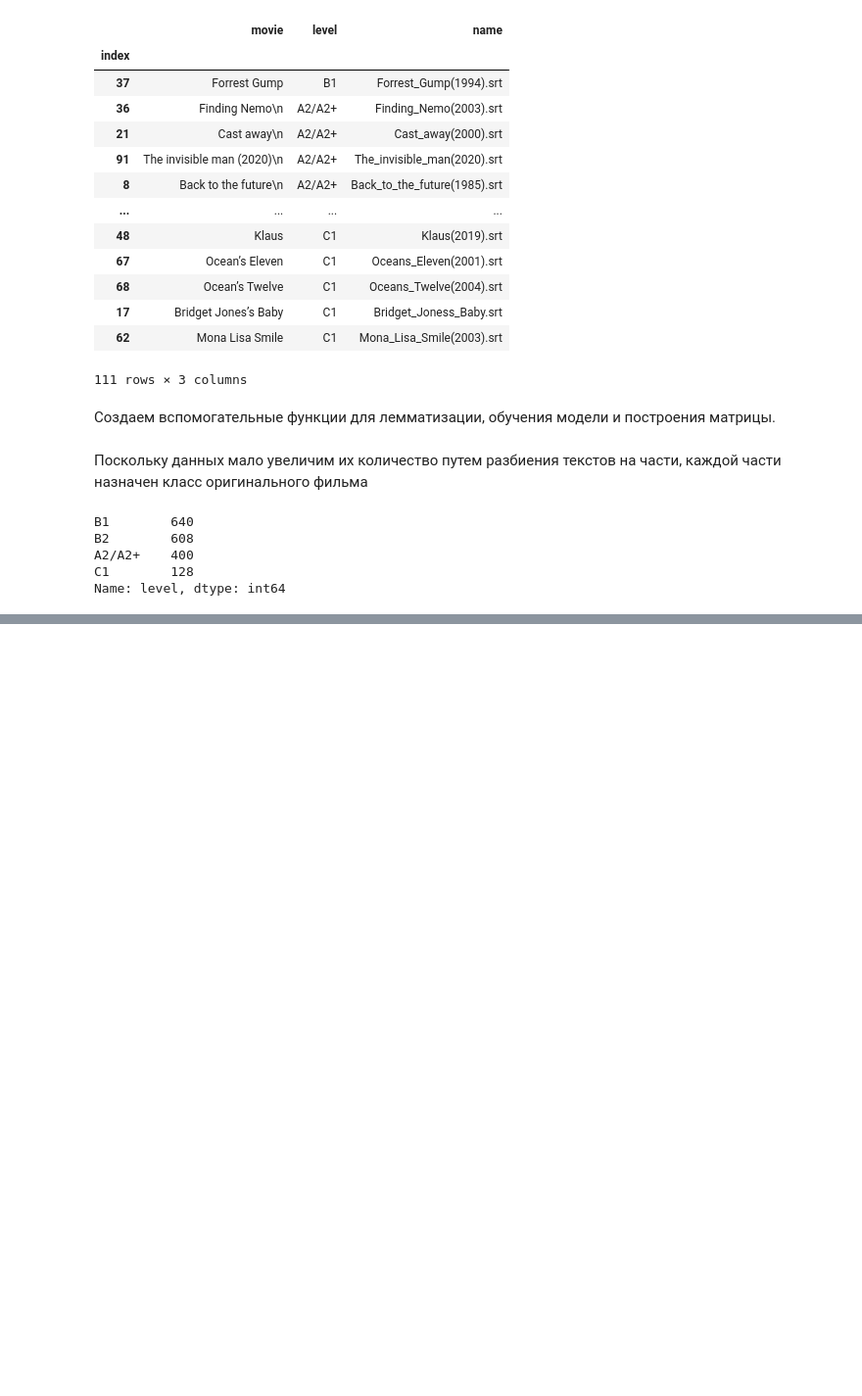
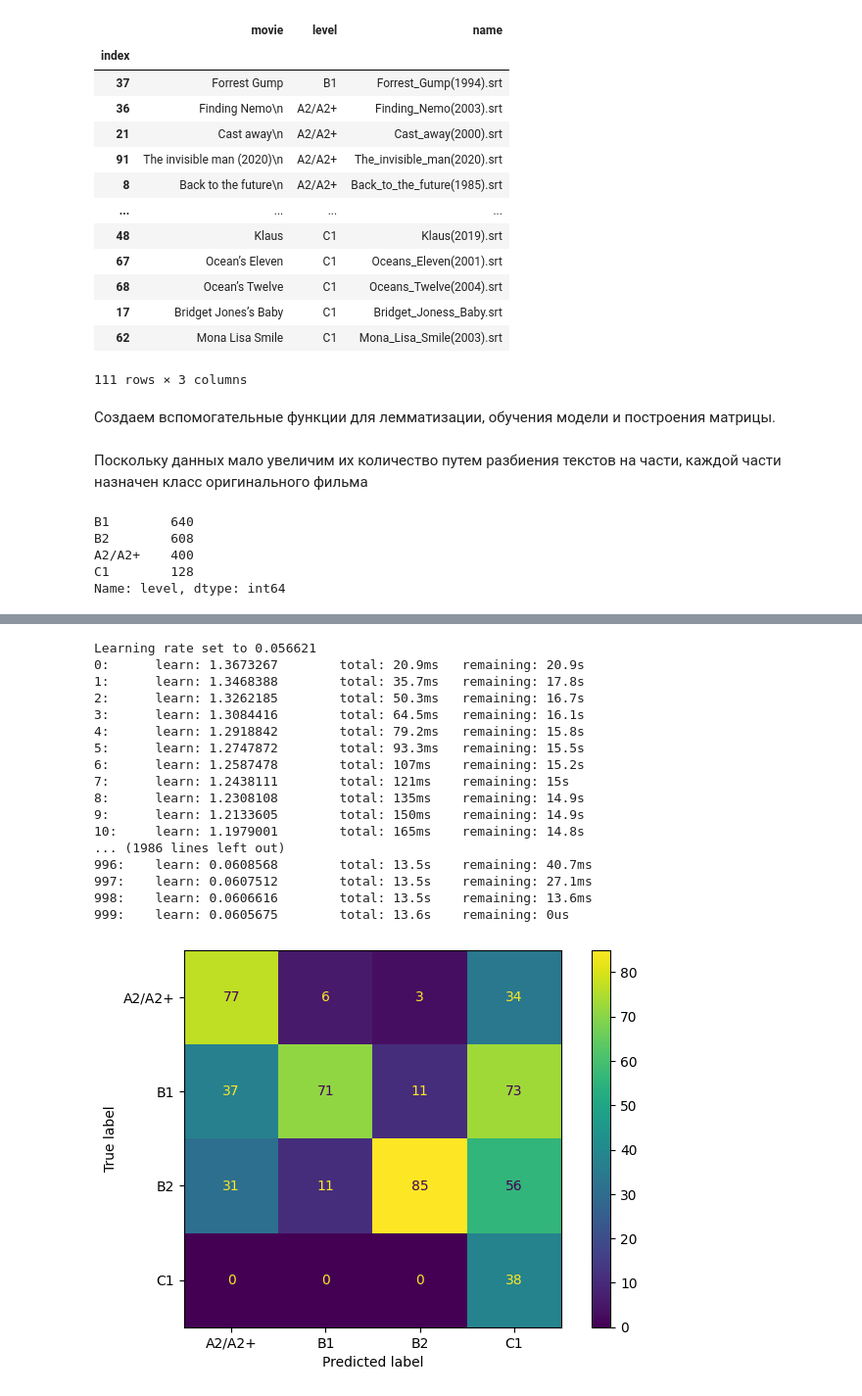
Before and after one commit to kirillva/workshop02, a Jupyter notebook: subtitles.ipynb, the cells around one changed output, grey strips where cells are left out. Shown at 98% size. Drawn from its saved outputs; the diff is of its cells as text; code cells hidden in the pictures; blank space fills up the shorter version.

```diff
--- a/subtitles.ipynb
+++ b/subtitles.ipynb
@@ -239,3 +271,42 @@ plot_confusion_matrix(y_test, y_preds2, estimator2)
+# %%
+vect_x = vectorizer.transform(x)
+vect_x = sparse.hstack((sparse.csr_matrix(df_films_splitted[['mean','median']].values), vect_x))
+
+nm = NearMiss()
+X_res, Y_res = nm.fit_resample(vect_x, y)
+pipeline2 = Pipeline( steps = [("base", CatBoostClassifier(task_type='GPU', verbose=100) )]  )
+# CatBoostClassifier(task_type='GPU')
+param_grid2 = {
+    # "base__n_estimators": [i for i in range(200,300,50)],
+    # "base__max_depth": [i for i in range(25,35,5)],
+    # "base__min_samples_split": [i for i in range(8,12,2)],
+}
+estimator2 = search_best_estimator(pipeline2, param_grid2, X_res, Y_res)
+X_train, X_test, y_train, y_test = train_test_split(
+    vect_x, y, random_state=42, test_size=0.3, stratify=y
+)
+estimator2.fit(X_res, Y_res)
+y_preds2 = estimator2.predict(X_test)
+plot_confusion_matrix(y_test, y_preds2, estimator2)
+# %% [output]
+Learning rate set to 0.056621
+0:      learn: 1.3673267        total: 20.9ms   remaining: 20.9s
+1:      learn: 1.3468388        total: 35.7ms   remaining: 17.8s
+2:      learn: 1.3262185        total: 50.3ms   remaining: 16.7s
+3:      learn: 1.3084416        total: 64.5ms   remaining: 16.1s
+4:      learn: 1.2918842        total: 79.2ms   remaining: 15.8s
+5:      learn: 1.2747872        total: 93.3ms   remaining: 15.5s
+6:      learn: 1.2587478        total: 107ms    remaining: 15.2s
+7:      learn: 1.2438111        total: 121ms    remaining: 15s
+8:      learn: 1.2308108        total: 135ms    remaining: 14.9s
+9:      learn: 1.2133605        total: 150ms    remaining: 14.9s
+10:     learn: 1.1979001        total: 165ms    remaining: 14.8s
+... (1986 lines left out)
+996:    learn: 0.0608568        total: 13.5s    remaining: 40.7ms
+997:    learn: 0.0607512        total: 13.5s    remaining: 27.1ms
+998:    learn: 0.0606616        total: 13.5s    remaining: 13.6ms
+999:    learn: 0.0605675        total: 13.6s    remaining: 0us
+[figure, added]
 # %%
 # https://stackoverflow.com/a/69678207
 # https://habr.com/ru/post/702626/
```
Also changed, not shown: parts of 6 cells of this notebook.
